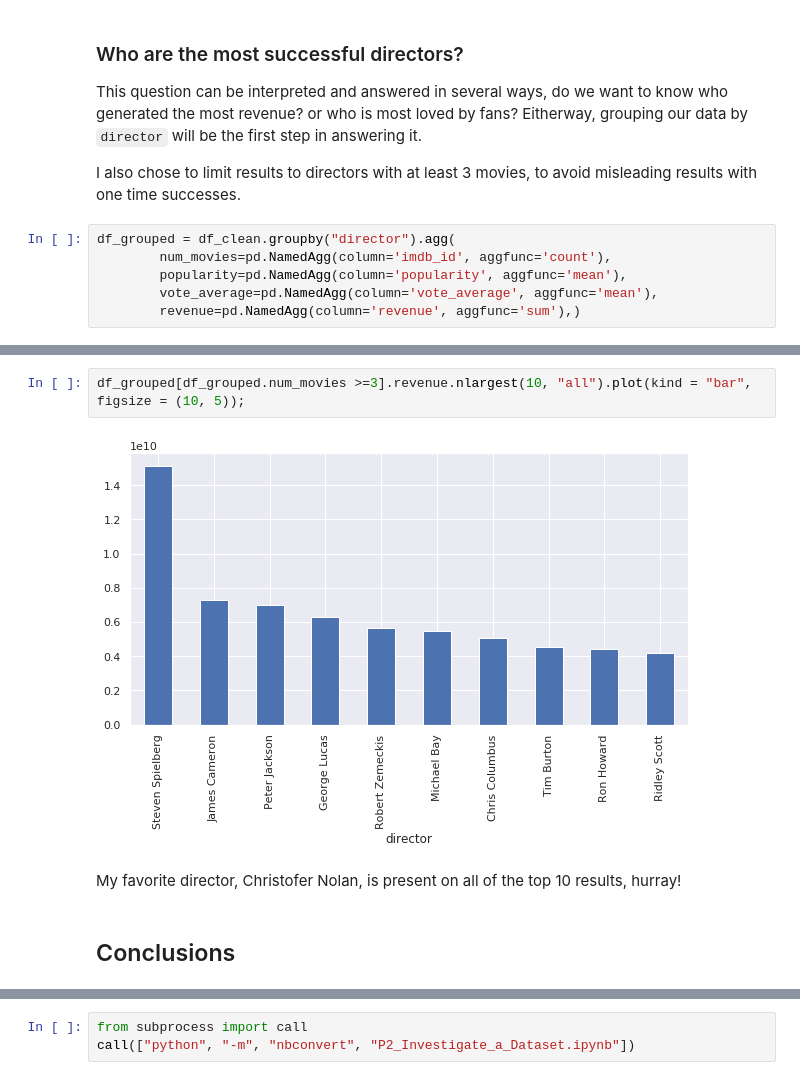
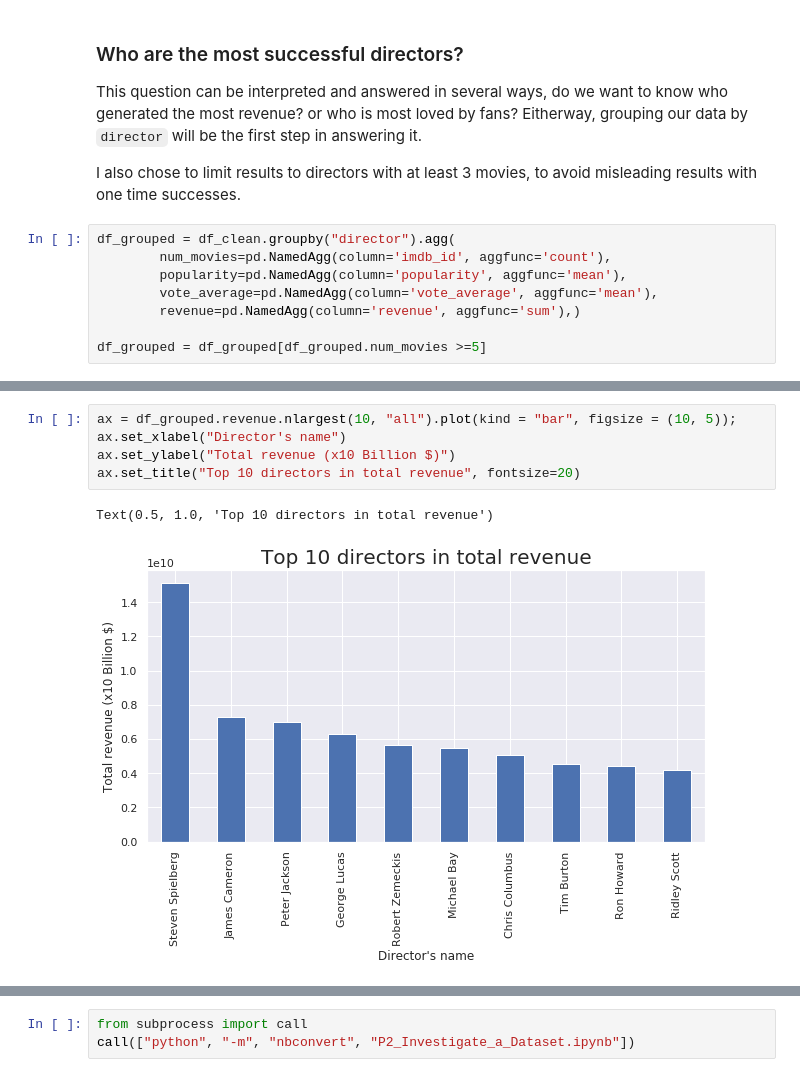
Before and after one commit to husmen/DAND_Udacity, a Jupyter notebook: P2/P2_Investigate_a_Dataset.ipynb, the cells around one changed output, grey strips where cells are left out. Drawn from its saved outputs; the diff is of its cells as text.

```diff
--- a/P2/P2_Investigate_a_Dataset.ipynb
+++ b/P2/P2_Investigate_a_Dataset.ipynb
@@ -183,4 +196,6 @@ df_grouped = df_clean.groupby("director").agg(
         popularity=pd.NamedAgg(column='popularity', aggfunc='mean'),
         vote_average=pd.NamedAgg(column='vote_average', aggfunc='mean'),
         revenue=pd.NamedAgg(column='revenue', aggfunc='sum'),)
+
+df_grouped = df_grouped[df_grouped.num_movies >=5]
 # %%
@@ -194,9 +217,8 @@ df_grouped[df_grouped.num_movies >=3].vote_average.nlargest(10, "all").plot(kind
 # %%
-df_grouped[df_grouped.num_movies >=3].revenue.nlargest(10, "all").plot(kind = "bar", figsize = (10, 5));
+ax = df_grouped.revenue.nlargest(10, "all").plot(kind = "bar", figsize = (10, 5));
+ax.set_xlabel("Director's name")
+ax.set_ylabel("Total revenue (x10 Billion $)")
+ax.set_title("Top 10 directors in total revenue", fontsize=20)
 # %% [output]
+Text(0.5, 1.0, 'Top 10 directors in total revenue')
-[figure, old version]
+[figure, new version]
-# %% [markdown]
-My favorite director, Christofer Nolan, is present on all of the top 10 results, hurray!
-# %% [markdown]
-<a id='conclusions'></a>
-## Conclusions
```
Also changed, not shown: parts of 12 cells of this notebook, 1 other file.
